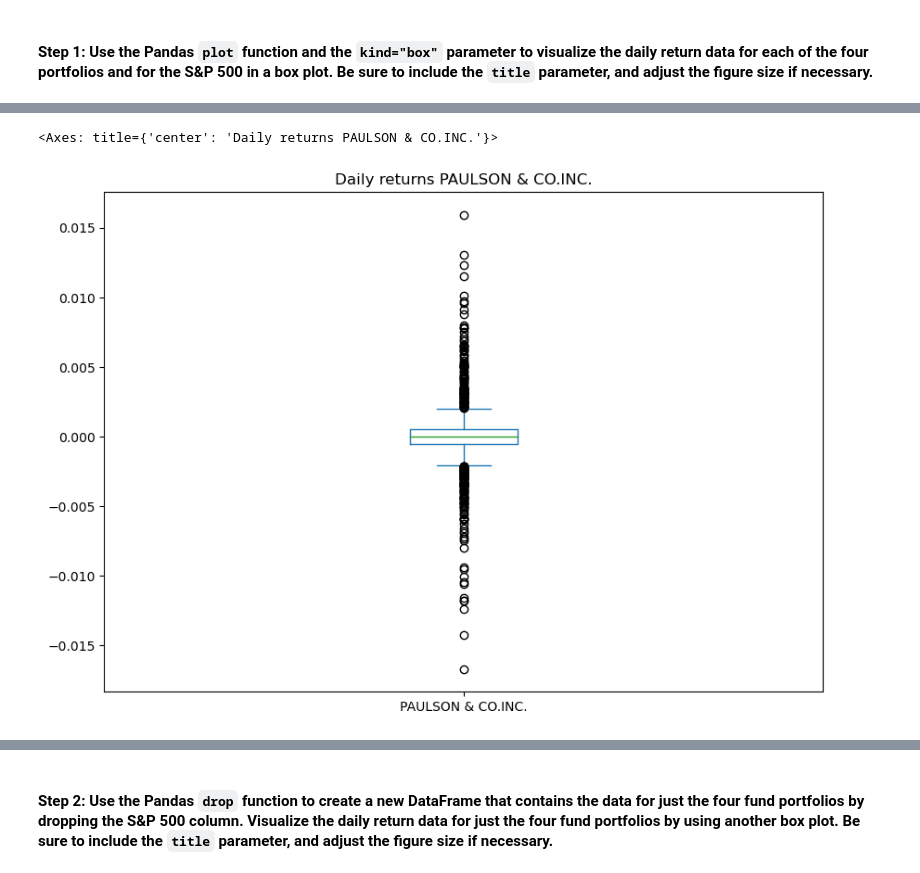
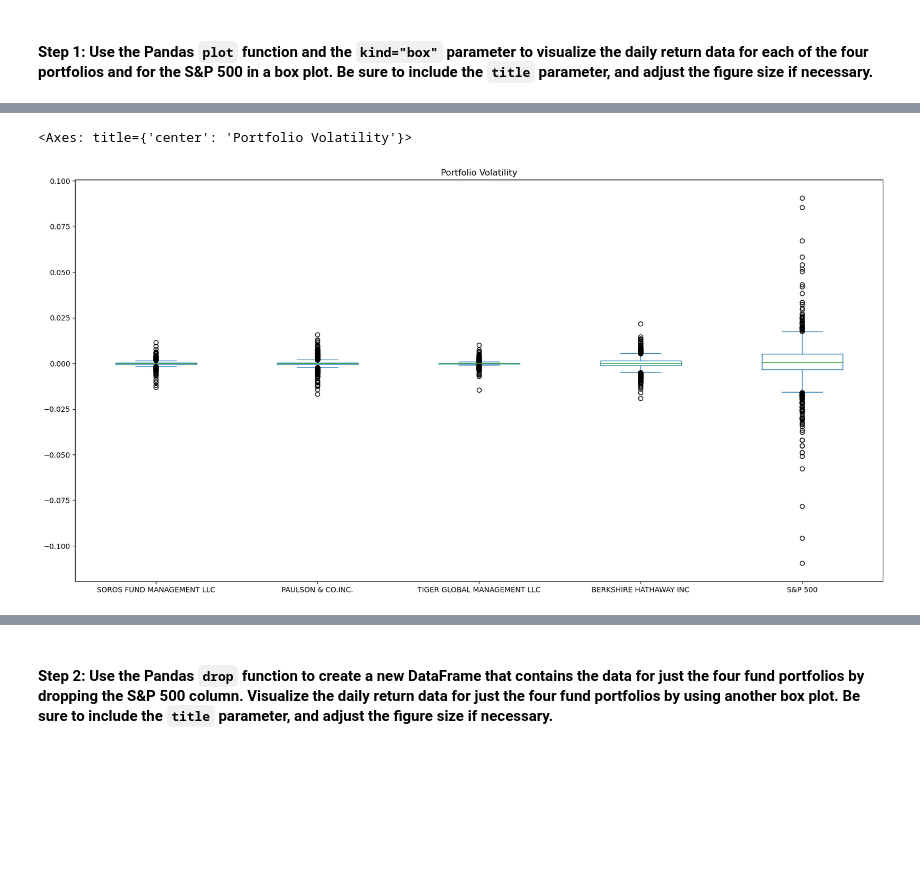
Before and after one commit to Bakoroba/risk_return_analysis, a Jupyter notebook: risk_return_analysis.ipynb, the cells around one changed output, grey strips where cells are left out. Saved outputs shown, nothing was run; the diff lists cells and outputs as text; code cells hidden in the pictures; blank space fills up the shorter version.

```diff
--- a/risk_return_analysis.ipynb
+++ b/risk_return_analysis.ipynb
@@ -198,5 +191,5 @@ daily_returns['SOROS FUND MANAGEMENT LLC'].plot(kind='box',figsize=(10,7),title=
 # %%
-daily_returns['PAULSON & CO.INC.'].plot(kind='box',figsize=(10,7),title="Daily returns PAULSON & CO.INC.")
+daily_returns.plot.box(figsize=(20,10), title="Portfolio Volatility")
 # %% [output]
-<Axes: title={'center': 'Daily returns PAULSON & CO.INC.'}>
+<Axes: title={'center': 'Portfolio Volatility'}>
-[figure, old version]
+[figure, new version]
```
Also changed, not shown: parts of 10 cells of this notebook.
